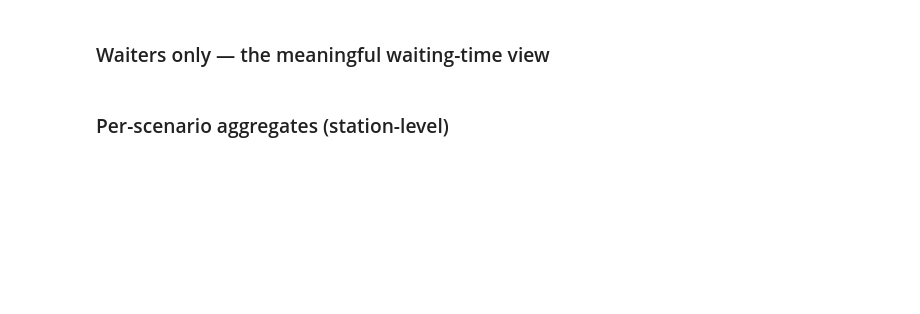
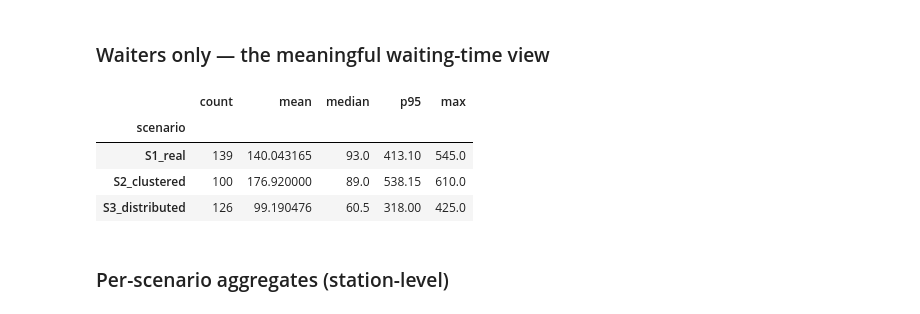
Before and after one commit to Cartix09/ev-charging-warsaw-simulation-v1, a Jupyter notebook: ev_thesis/notebooks/04_analyse_results.ipynb, the cells around one changed output. Cells and saved outputs as stored; diff of their text form; code cells hidden in the pictures; blank space fills up the shorter version.

```diff
--- a/ev_thesis/notebooks/04_analyse_results.ipynb
+++ b/ev_thesis/notebooks/04_analyse_results.ipynb
@@ -44,7 +68,23 @@ agents.groupby('scenario').agg(
 ### Waiters only — the meaningful waiting-time view
 # %%
 waiters = agents[agents['waiting_time_min'] > 0]
-waiters.groupby('scenario')['waiting_time_min'].describe()[['count', 'mean', '50%', '95%', 'max']]
+waiters = agents[agents["waiting_time_min"] > 0]
+
+waiters_summary = waiters.groupby("scenario")["waiting_time_min"].agg(
+    count="count",
+    mean="mean",
+    median="median",
+    p95=lambda s: s.quantile(0.95),
+    max="max"
+)
+
+waiters_summary
+# %% [output]
+|  | count | mean | median | p95 | max |
+| scenario |  |  |  |  |  |
+| S1_real | 139 | 140.043165 | 93.0 | 413.10 | 545.0 |
+| S2_clustered | 100 | 176.920000 | 89.0 | 538.15 | 610.0 |
+| S3_distributed | 126 | 99.190476 | 60.5 | 318.00 | 425.0 |
 # %% [markdown]
 ### Per-scenario aggregates (station-level)
 # %%
```
Also changed, not shown: parts of 4 cells of this notebook, 6 other files.
